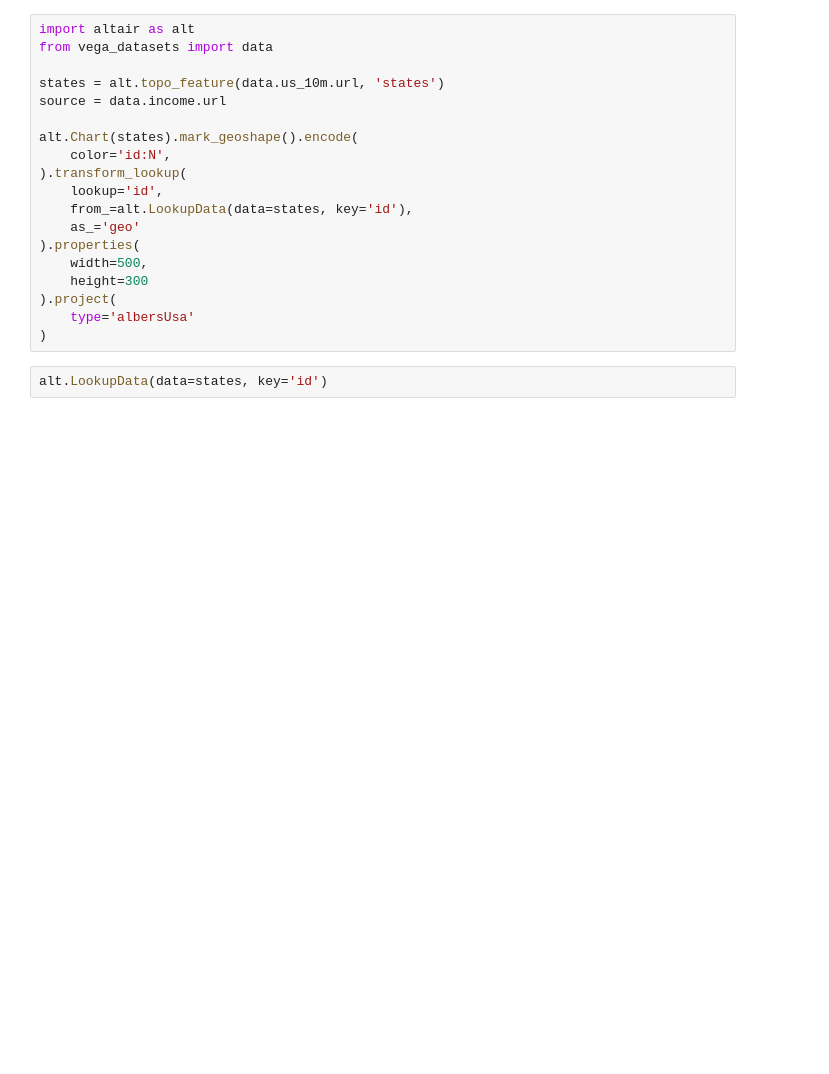
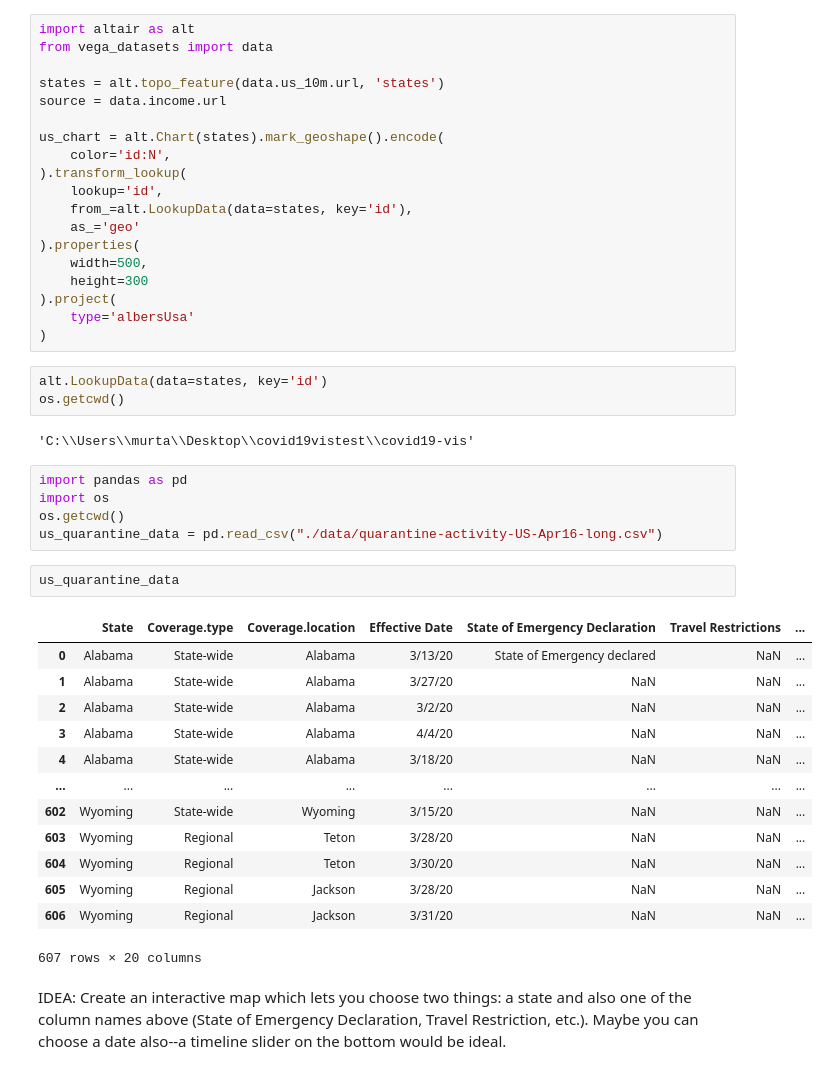
Before and after one commit to covidvis/covid19-vis, a Jupyter notebook: notebooks/geo-example.ipynb, the cells around one changed output. Saved outputs shown, nothing was run; the diff lists cells and outputs as text; blank space fills up the shorter version.

```diff
--- a/notebooks/geo-example.ipynb
+++ b/notebooks/geo-example.ipynb
@@ -27,7 +36,7 @@ from vega_datasets import data
 states = alt.topo_feature(data.us_10m.url, 'states')
 source = data.income.url
 
-alt.Chart(states).mark_geoshape().encode(
+us_chart = alt.Chart(states).mark_geoshape().encode(
     color='id:N',
 ).transform_lookup(
     lookup='id',
@@ -41,3 +50,31 @@ alt.Chart(states).mark_geoshape().encode(
 )
 # %%
 alt.LookupData(data=states, key='id')
+os.getcwd()
+# %% [output]
+'C:\\Users\\murta\\Desktop\\covid19vistest\\covid19-vis'
+# %%
+import pandas as pd
+import os
+os.getcwd()
+us_quarantine_data = pd.read_csv("./data/quarantine-activity-US-Apr16-long.csv")
+# %%
+us_quarantine_data
+# %% [output]
+|  | State | Coverage.type | Coverage.location | Effective Date | State of Emergency Declaration | Travel Restrictions | ... |
+| 0 | Alabama | State-wide | Alabama | 3/13/20 | State of Emergency declared | NaN | ... |
+| 1 | Alabama | State-wide | Alabama | 3/27/20 | NaN | NaN | ... |
+| 2 | Alabama | State-wide | Alabama | 3/2/20 | NaN | NaN | ... |
+| 3 | Alabama | State-wide | Alabama | 4/4/20 | NaN | NaN | ... |
+| 4 | Alabama | State-wide | Alabama | 3/18/20 | NaN | NaN | ... |
+| ... | ... | ... | ... | ... | ... | ... | ... |
+| 602 | Wyoming | State-wide | Wyoming | 3/15/20 | NaN | NaN | ... |
+| 603 | Wyoming | Regional | Teton | 3/28/20 | NaN | NaN | ... |
+| 604 | Wyoming | Regional | Teton | 3/30/20 | NaN | NaN | ... |
+| 605 | Wyoming | Regional | Jackson | 3/28/20 | NaN | NaN | ... |
+| 606 | Wyoming | Regional | Jackson | 3/31/20 | NaN | NaN | ... |
+607 rows × 20 columns
+# %% [markdown]
+IDEA: Create an interactive map which lets you choose two things: a state and also one of the column names above
+(State of Emergency Declaration, Travel Restriction, etc.). Maybe you can choose a date also--a timeline slider on
+the bottom would be ideal.
```
Also changed, not shown: parts of 16 cells of this notebook.
